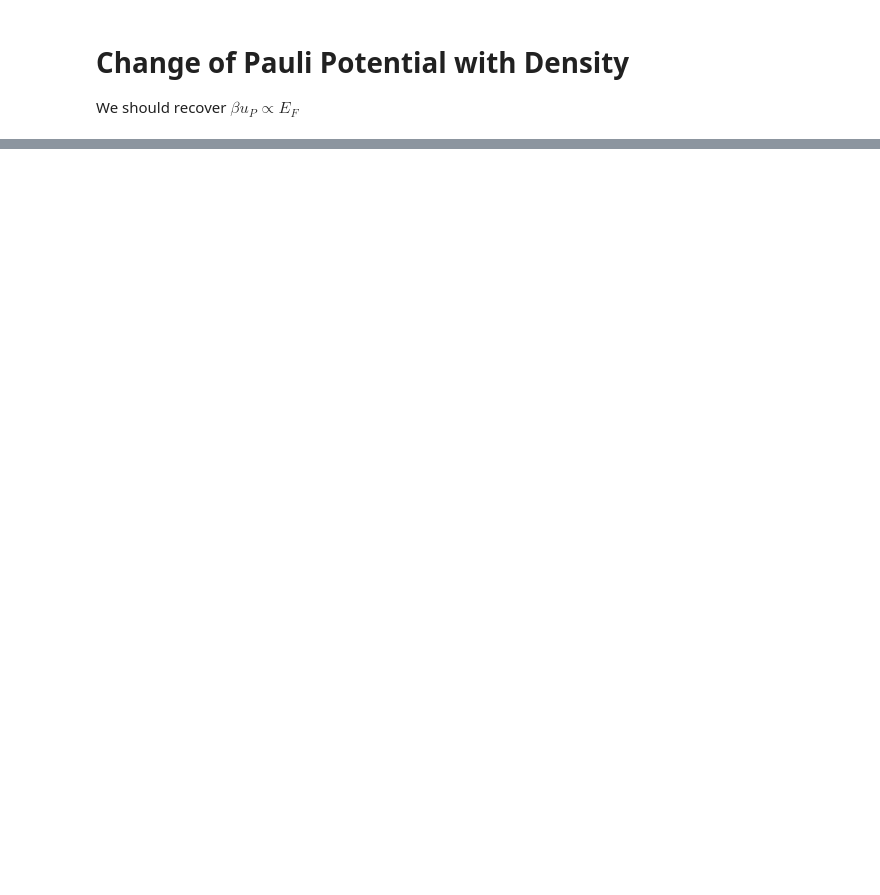
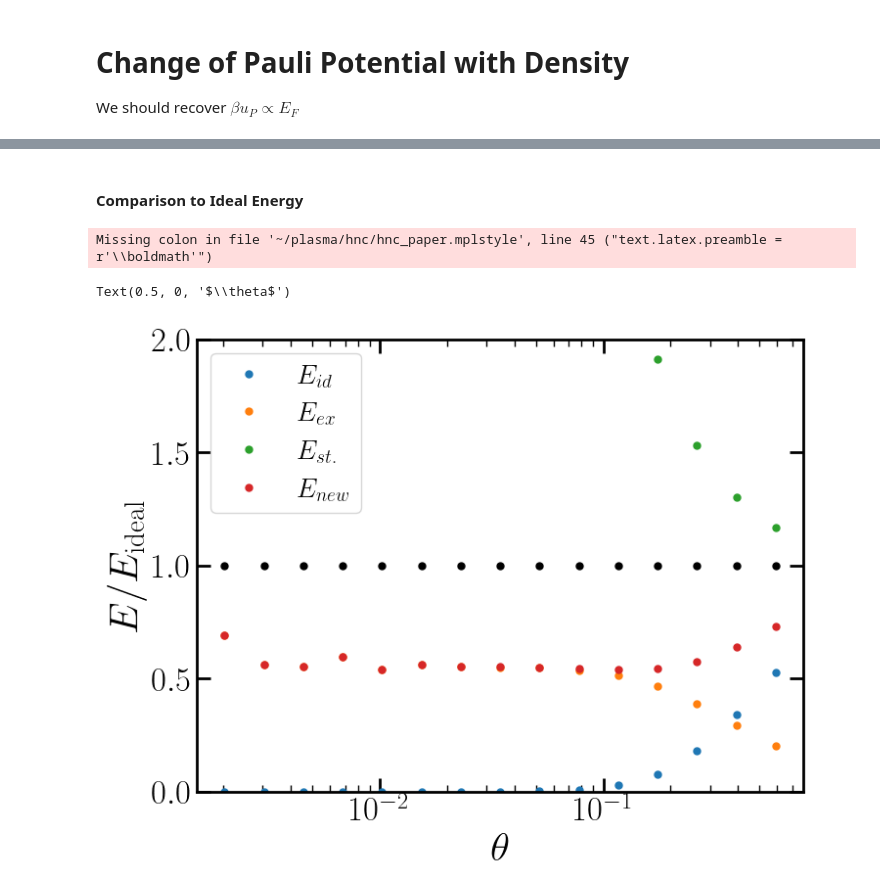
Before and after one commit to ZachAJohnson/hnc, a Jupyter notebook: testing/Jellium.ipynb, the cells around one changed output, grey strips where cells are left out. Drawn from its saved outputs; the diff is of its cells as text; code cells hidden in the pictures; blank space fills up the shorter version.

```diff
--- a/testing/Jellium.ipynb
+++ b/testing/Jellium.ipynb
@@ -369,0 +347,29 @@ np.array(P_Pauli_list)[:,3]/P_ideal_Mbar
+# %% [markdown]
+#### Comparison to Ideal Energy
+# %%
+plt.style.use('~/plasma/hnc/hnc_paper.mplstyle')
+fig, ax  = plt.subplots()
+
+E_ideal_Mbar = [E_Ideal_Fermi_Gas(Te_eV*eV_to_AU, ni_cc/cm_to_AU**3)*AU_to_eV for ni_cc in ni_cc_list]
+ni_cc_to_Θ = lambda ni_cc: Degeneracy_Parameter(jellium.qsp.Te, ni_cc/cm_to_AU**3)
+ni_cc_list = np.array(ni_cc_list)
+
+ax.plot(ni_cc_to_Θ(ni_cc_list), np.array(E_Pauli_list)[:,0]/E_ideal_Mbar,'.', markersize=10, label=r'$E_{id}$')
+ax.plot(ni_cc_to_Θ(ni_cc_list), np.array(E_Pauli_list)[:,1]/E_ideal_Mbar,'.', markersize=10, label=r'$E_{ex}$')
+ax.plot(ni_cc_to_Θ(ni_cc_list), np.array(E_Pauli_list)[:,2]/E_ideal_Mbar,'.', markersize=10, label=r'$E_{st.}$')
+# ax.plot(ni_cc_to_Θ(ni_cc_list),(np.array(E_Pauli_list)[:,3]-np.array(E_Pauli_list)[:,1]-np.array(E_Pauli_list)[:,0] )/E_ideal_Mbar,'-', markersize=10, label=r'$E_{u}$')
+ax.plot(ni_cc_to_Θ(ni_cc_list), np.array(E_Pauli_list)[:,3]/E_ideal_Mbar,'.', markersize=10, label=r'$E_{new}$')
+ax.plot(ni_cc_to_Θ(ni_cc_list), np.ones_like(E_ideal_Mbar),'k.',markersize=10)
+
+ax.set_xscale('log')
+# ax.set_yscale('log')
+ax.legend(loc='upper left')
+ax.set_ylim(0,2)
+# ax.axvspan(0 ,ni_cc_to_Θ(ni_cc_list[-4]), color='k', alpha=0.2, linewidth=3)
+# ax.vlines(ni_cc_to_Θ(ni_cc_list[-4]), 0,2, color='k', linewidth=2)
+ax.set_ylabel(r'$E/E_\text{ideal}$')
+ax.set_xlabel(r'$\theta$')
+# %% [output]
+Missing colon in file '~/plasma/hnc/hnc_paper.mplstyle', line 45 ("text.latex.preamble = r'\\boldmath'")
+Text(0.5, 0, '$\\theta$')
+[figure, added]
```
Also changed, not shown: parts of 29 cells of this notebook, 3 other files.
